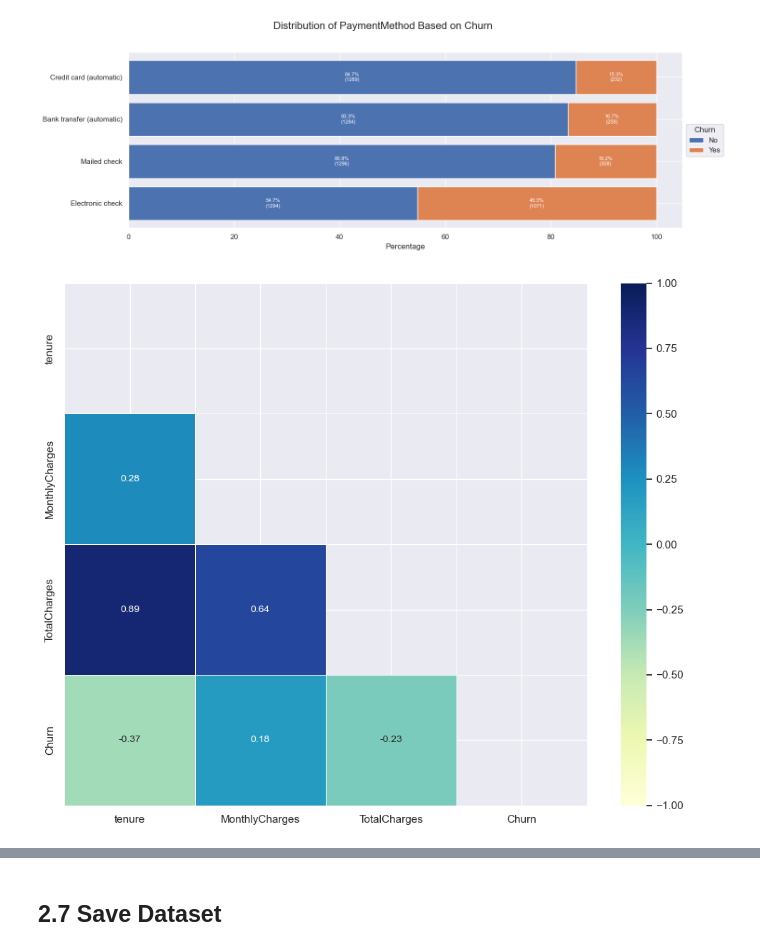
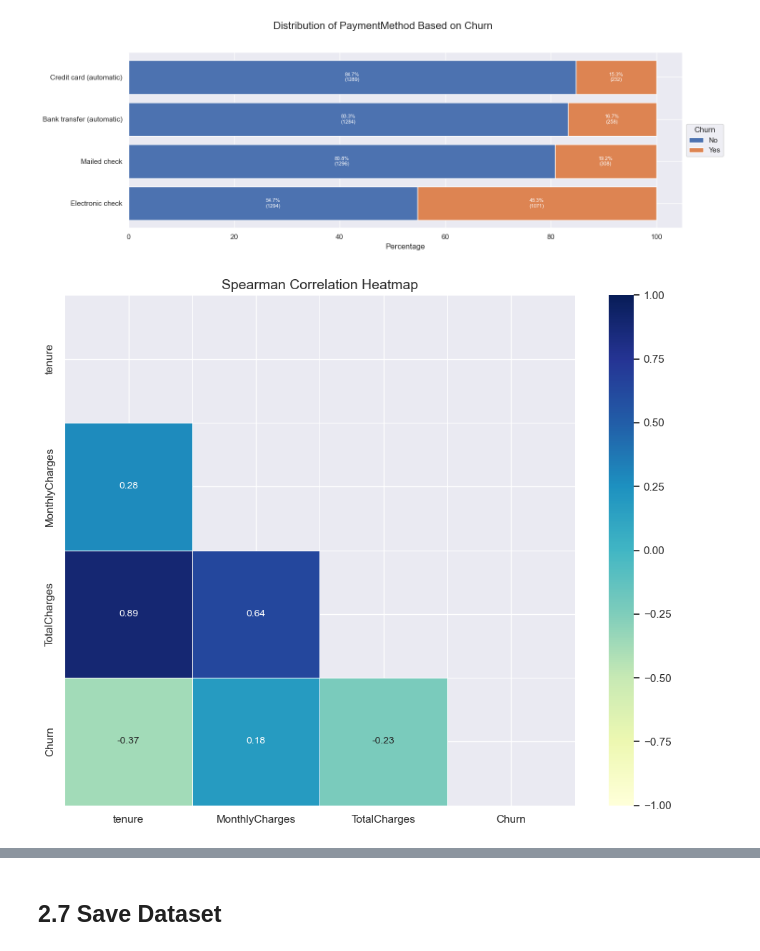
Before and after one commit to hansdarmawann/telco-churn-v2, a Jupyter notebook: notebooks/1.1-sec2.ipynb, the cells around one changed output, grey strips where cells are left out. Drawn from its saved outputs; the diff is of its cells as text; code cells hidden in the pictures.

Commit message:
Add titles for each viz.

```diff
--- a/notebooks/1.1-sec2.ipynb
+++ b/notebooks/1.1-sec2.ipynb
@@ -621,31 +621,27 @@ plot_stacked_barh_churn(df, 'PaymentMethod')
 # %% [output]
 [figure]
 # %%
-import numpy as np
-import seaborn as sns
-import matplotlib.pyplot as plt
-
 df['EncodedChurn'] = df['Churn'].map({'No': 0, 'Yes':1}).astype('int64')
 # Hitung korelasi Spearman
 corr = df.corr(method='spearman', numeric_only=True)
 
 # Rename kolom dan index untuk visualisasi saja
 corr = corr.rename(columns={'EncodedChurn': 'Churn'}, index={'EncodedChurn': 'Churn'})
 
 # Buat mask segitiga atas
 mask = np.triu(np.ones_like(corr, dtype=bool))
 
 # Plot heatmap
 plt.figure(figsize=(10, 8))
 sns.heatmap(corr, mask=mask, annot=True, cmap='YlGnBu', vmin=-1, vmax=1,
             square=True, linewidths=0.5, fmt=".2f", annot_kws={"size": 10})
 
-# plt.title("Spearman Correlation Heatmap", fontsize=14)
+plt.title("Spearman Correlation Heatmap", fontsize=14)
 plt.tight_layout()
 plt.show()
 df = df.drop(columns=['EncodedChurn'])
 # %% [output]
-[figure, old version]
+[figure, new version]
 # %%
 def plot_scatter_with_reg(df, x, y, hue='Churn', figsize=(10, 8)):
     plt.figure(figsize=figsize)
```
Also changed, not shown: parts of 5 cells of this notebook.
